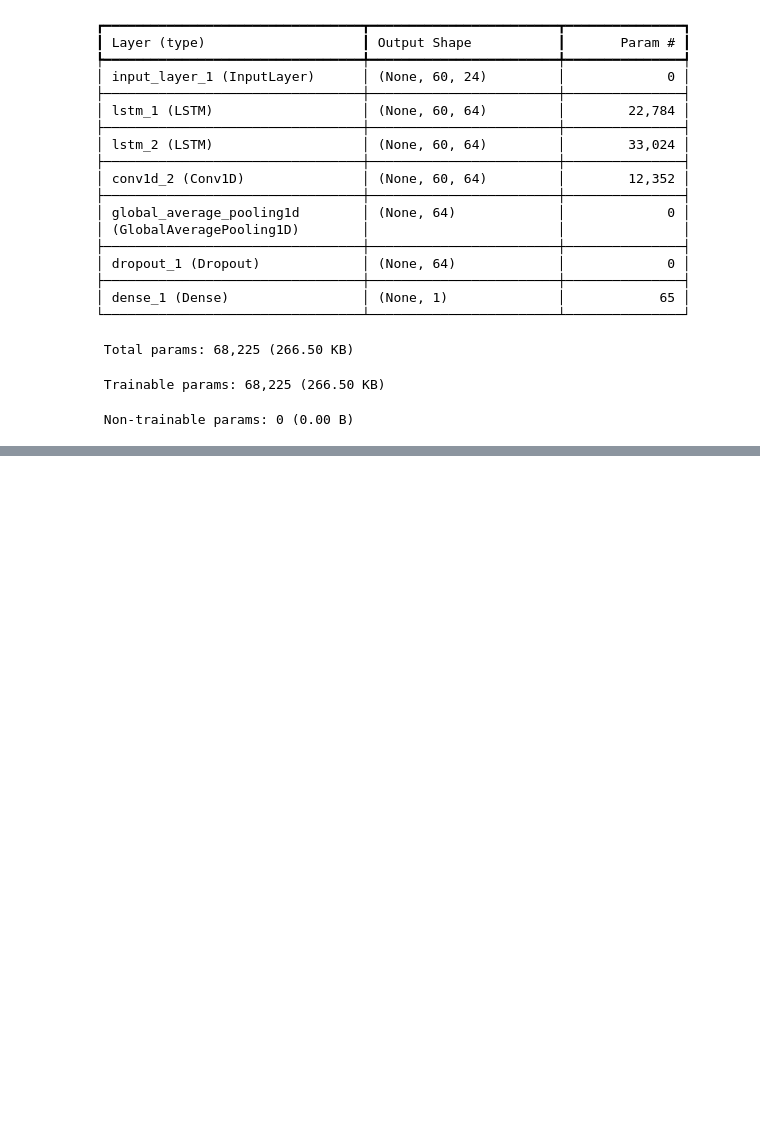
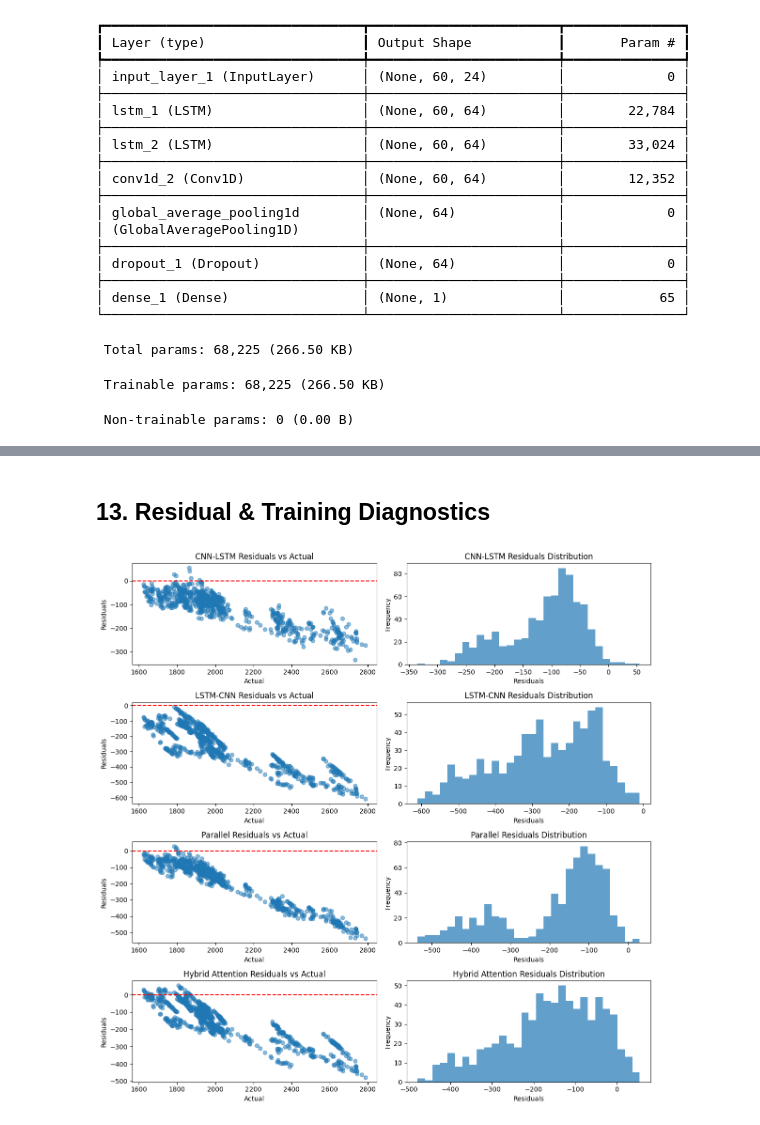
Before and after one commit to Anju982/Gold_Price_Prediction, a Jupyter notebook: test_gold_price.ipynb, the cells around one changed output, grey strips where cells are left out. Drawn from its saved outputs; the diff is of its cells as text; code cells hidden in the pictures; blank space fills up the shorter version.

```diff
--- a/test_gold_price.ipynb
+++ b/test_gold_price.ipynb
@@ -459,0 +987,24 @@ Parallel - Train RMSE: 0.0269, Test RMSE: 0.1294, Test MAE: 0.1170
+# %% [markdown]
+## 13. Residual & Training Diagnostics
+# %%
+# Residual plots
+fig, axes = plt.subplots(5,2, figsize=(12,14))
+model_list = [m for m in ["CNN-LSTM","LSTM-CNN","Parallel","Hybrid Attention","RegimeSwitch"] if m in preds_df.columns]
+for i, name in enumerate(model_list):
+    residuals = preds_df[name] - preds_df["Actual"]
+    axes[i,0].scatter(preds_df["Actual"], residuals, alpha=0.5)
+    axes[i,0].axhline(0, color='red', linestyle='--')
+    axes[i,0].set_title(f"{name} Residuals vs Actual")
+    axes[i,0].set_xlabel("Actual")
+    axes[i,0].set_ylabel("Residuals")
+    axes[i,1].hist(residuals, bins=30, alpha=0.7)
+    axes[i,1].set_title(f"{name} Residuals Distribution")
+    axes[i,1].set_xlabel("Residuals")
+    axes[i,1].set_ylabel("Frequency")
+# Hide unused subplots if any
+for j in range(len(model_list), 5):
+    axes[j,0].axis('off'); axes[j,1].axis('off')
+plt.tight_layout()
+plt.show()
+# %% [output]
+[figure, added]
```
Also changed, not shown: parts of 57 cells of this notebook.
